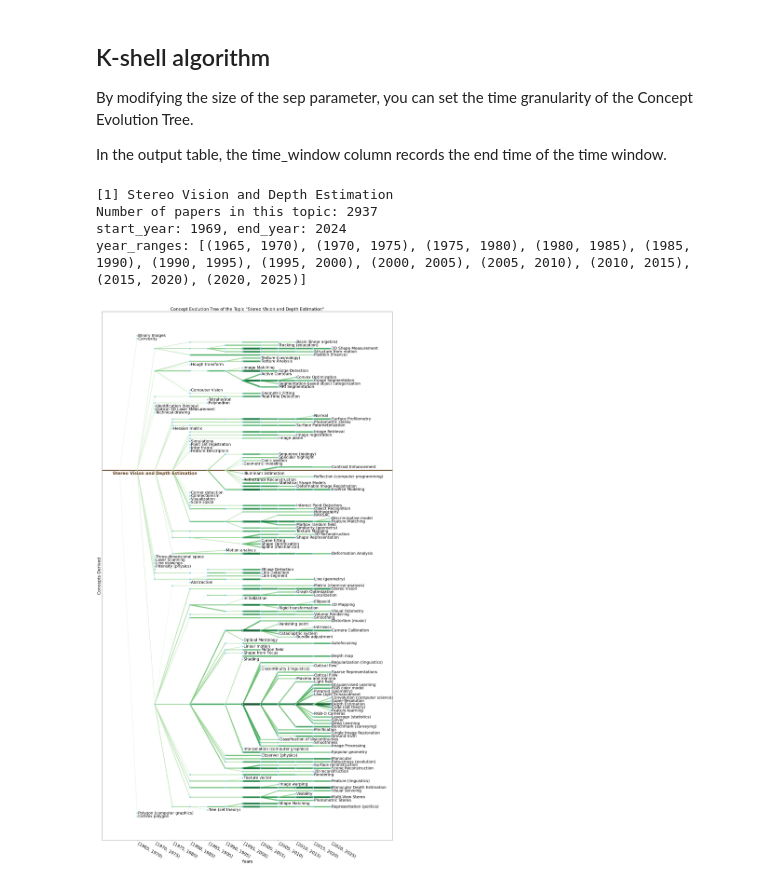
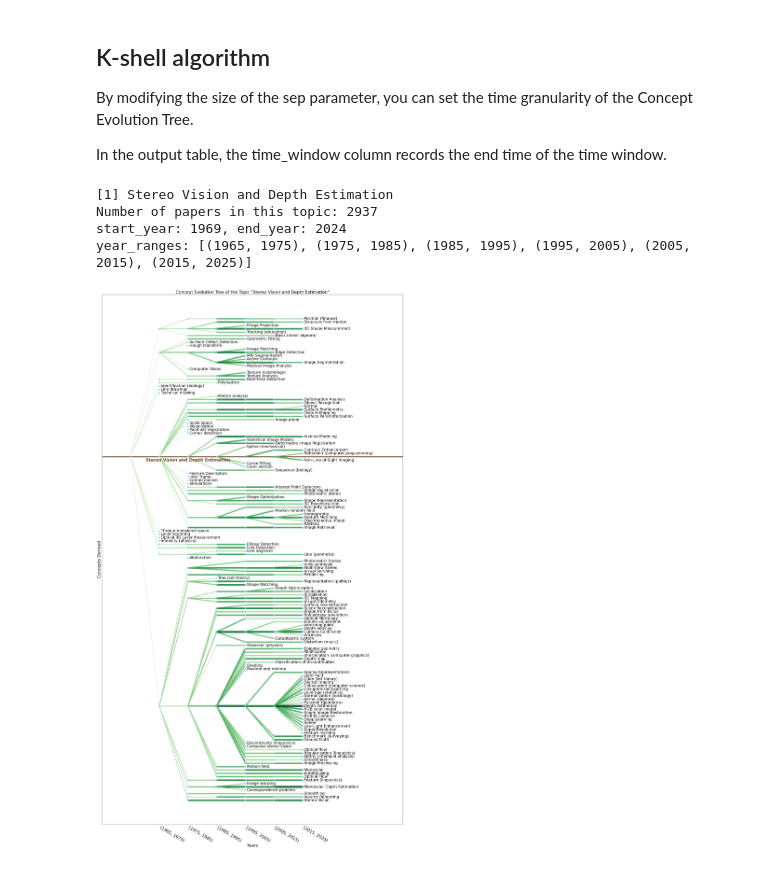
Before and after one commit to Liu-Steve/concept-evolution-tree, a Jupyter notebook: EX1_Concept_Evolution_Tree.ipynb, the cells around one changed output. Drawn from its saved outputs; the diff is of its cells as text; code cells hidden in the pictures.

```diff
--- a/EX1_Concept_Evolution_Tree.ipynb
+++ b/EX1_Concept_Evolution_Tree.ipynb
@@ -454,7 +454,9 @@ def draw_concept_evolution_tree(
         plt.xlim(height[0], height[1])
         plt.tight_layout()
 
-    plt.savefig(f'./pic_for_paper/{topic_i}_{topic_name.strip().replace(" ", "_")}_horizontal.pdf')
+    plt.savefig(
+        f'./pic_for_paper/{topic_i}_{topic_name.strip().replace(" ", "_")}_horizontal.pdf'
+    )
 
     if save_name is not None:
         plt.savefig(
@@ -557,9 +559,17 @@ def get_subtree(
                 "width": unique_keywords_count,
                 "height": span_length,
                 "area": unique_keywords_count * span_length,
-                "fork": 0 if keyword not in reverse_derivations.keys() else len(reverse_derivations[keyword]),
-                "thick": top_keywords.loc[top_keywords[["keyword"]].eq(keyword).any(axis=1), "count"].mean(),
-                "rate": top_keywords.loc[top_keywords[["keyword"]].eq(keyword).any(axis=1), "rate"].mean(),
+                "fork": (
+                    0
+                    if keyword not in reverse_derivations.keys()
+                    else len(reverse_derivations[keyword])
+                ),
+                "thick": top_keywords.loc[
+                    top_keywords[["keyword"]].eq(keyword).any(axis=1), "count"
+                ].mean(),
+                "rate": top_keywords.loc[
+                    top_keywords[["keyword"]].eq(keyword).any(axis=1), "rate"
+                ].mean(),
                 "start_year": span[0],
                 "origin_id": origin_id,
                 "origin_keyword": json.dumps(origin_keyword),
@@ -570,38 +580,47 @@ def get_subtree(
 
     return pd.DataFrame(result)
 # %%
+# Keep the for loop open to export images in batches.
 for i in range(1, 2):
     # Topic select
     TOPIC_I = i
-    TOPIC_DIR = "./topics"
+    TOPIC_DIR = "./topics_csr"
+    STEP = 10
 
     with open(os.path.join(TOPIC_DIR, f"{TOPIC_I}.txt"), "r", encoding="utf-8") as f:
         data = json.load(f)
         TOPIC_NAME = data["topic_name"]
         TOPIC_ID = data["topic_id"]
         TOPIC_YEAR = data["topic_year"]
         TOPIC_KEYWORD = data["topic_keyword"]
 
     print(f"[{TOPIC_I}] {TOPIC_NAME}")
     print(f"Number of papers in this topic: {len(TOPIC_ID)}")
 
-    TOPIC_TOP_KEYWORD = k_shell(5, TOPIC_KEYWORD, TOPIC_YEAR, top_k=1)
+    TOPIC_TOP_KEYWORD = k_shell(STEP, TOPIC_KEYWORD, TOPIC_YEAR, top_k=1)
 
     TOPIC_DERIVATION = calculate_keyword_derivations(TOPIC_KEYWORD, TOPIC_YEAR, 1)
 
     # Drawing a graph
     draw_concept_evolution_tree(
-        TOPIC_TOP_KEYWORD, TOPIC_NAME, TOPIC_I, TOPIC_ID, show_derivations=True, derivations=TOPIC_DERIVATION, vertical=False, save_name=None
+        TOPIC_TOP_KEYWORD,
+        TOPIC_NAME,
+        TOPIC_I,
+        TOPIC_ID,
+        show_derivations=True,
+        derivations=TOPIC_DERIVATION,
+        vertical=False,
+        save_name=None,
     )
 
     subtree = get_subtree(
         TOPIC_TOP_KEYWORD, TOPIC_DERIVATION, TOPIC_ID, TOPIC_KEYWORD, TOPIC_YEAR
     )
 
     # subtree.to_csv(f'./subtree_csv_new/{TOPIC_I}_{TOPIC_NAME.strip().replace(" ", "_")}.csv')
 # %% [output]
 [1] Stereo Vision and Depth Estimation
 Number of papers in this topic: 2937
 start_year: 1969, end_year: 2024
-year_ranges: [(1965, 1970), (1970, 1975), (1975, 1980), (1980, 1985), (1985, 1990), (1990, 1995), (1995, 2000), (2000, 2005), (2005, 2010), (2010, 2015), (2015, 2020), (2020, 2025)]
+year_ranges: [(1965, 1975), (1975, 1985), (1985, 1995), (1995, 2005), (2005, 2015), (2015, 2025)]
-[figure, old version]
+[figure, new version]
```
Also changed, not shown: 7 other files.
